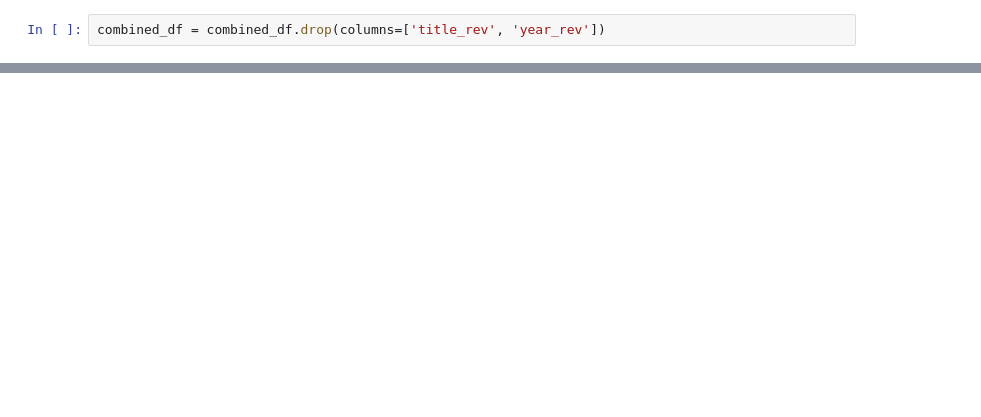
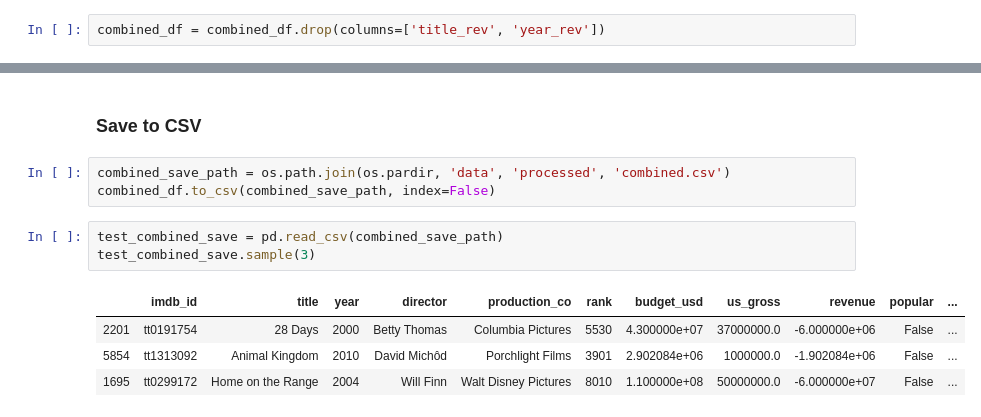
Before and after one commit to jneums/movie-analysis, a Jupyter notebook: notebooks/data_scrubbing.ipynb, the cells around one changed output, grey strips where cells are left out. Cells and saved outputs as stored; diff of their text form; blank space fills up the shorter version.

```diff
--- a/notebooks/data_scrubbing.ipynb
+++ b/notebooks/data_scrubbing.ipynb
@@ -602,0 +667,13 @@ combined_df
+# %% [markdown]
+### Save to CSV
+# %%
+combined_save_path = os.path.join(os.pardir, 'data', 'processed', 'combined.csv')
+combined_df.to_csv(combined_save_path, index=False)
+# %%
+test_combined_save = pd.read_csv(combined_save_path)
+test_combined_save.sample(3)
+# %% [output]
+|  | imdb_id | title | year | director | production_co | rank | budget_usd | us_gross | revenue | popular | ... |
+| 2201 | tt0191754 | 28 Days | 2000 | Betty Thomas | Columbia Pictures | 5530 | 4.300000e+07 | 37000000.0 | -6.000000e+06 | False | ... |
+| 5854 | tt1313092 | Animal Kingdom | 2010 | David Michôd | Porchlight Films | 3901 | 2.902084e+06 | 1000000.0 | -1.902084e+06 | False | ... |
+| 1695 | tt0299172 | Home on the Range | 2004 | Will Finn | Walt Disney Pictures | 8010 | 1.100000e+08 | 50000000.0 | -6.000000e+07 | False | ... |
```
Also changed, not shown: parts of 55 cells of this notebook, 10 other files.
